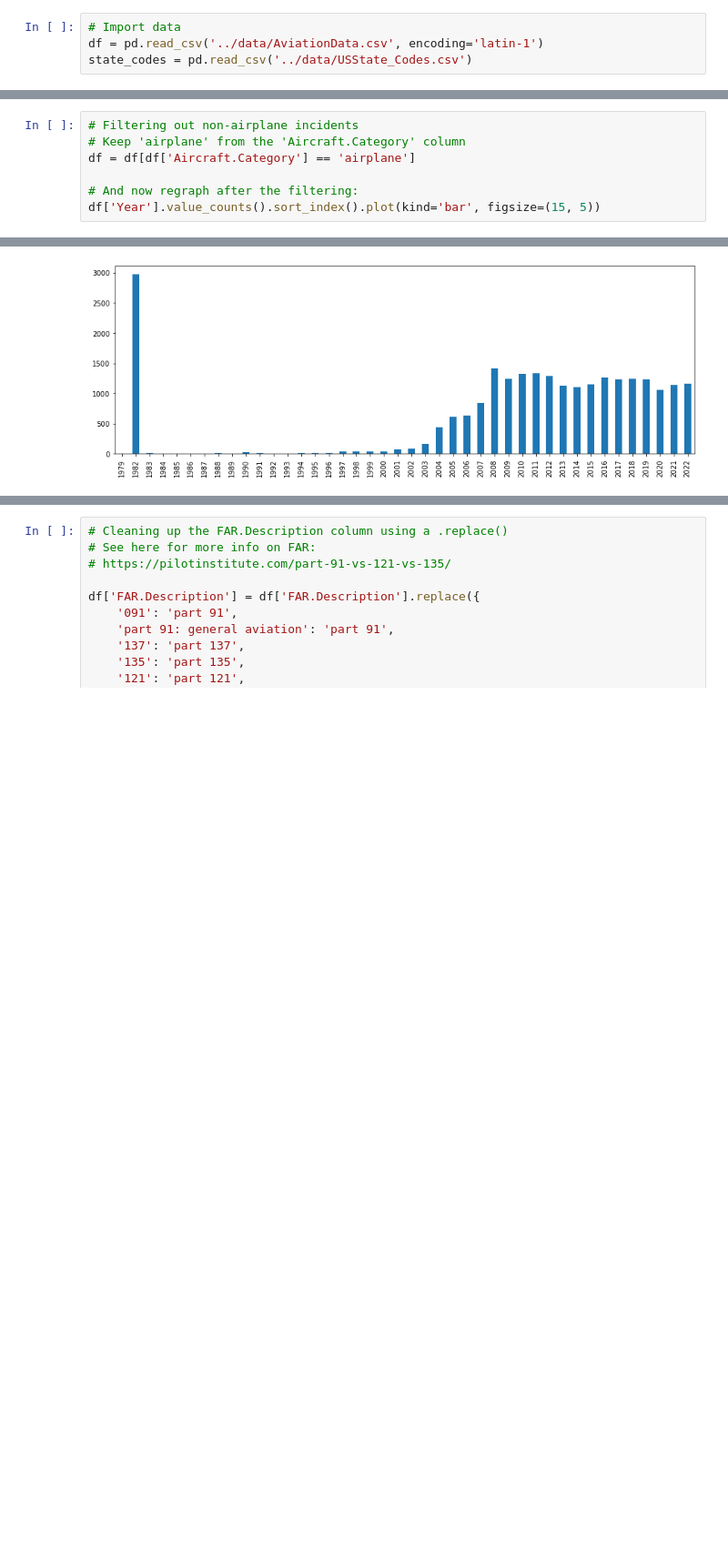
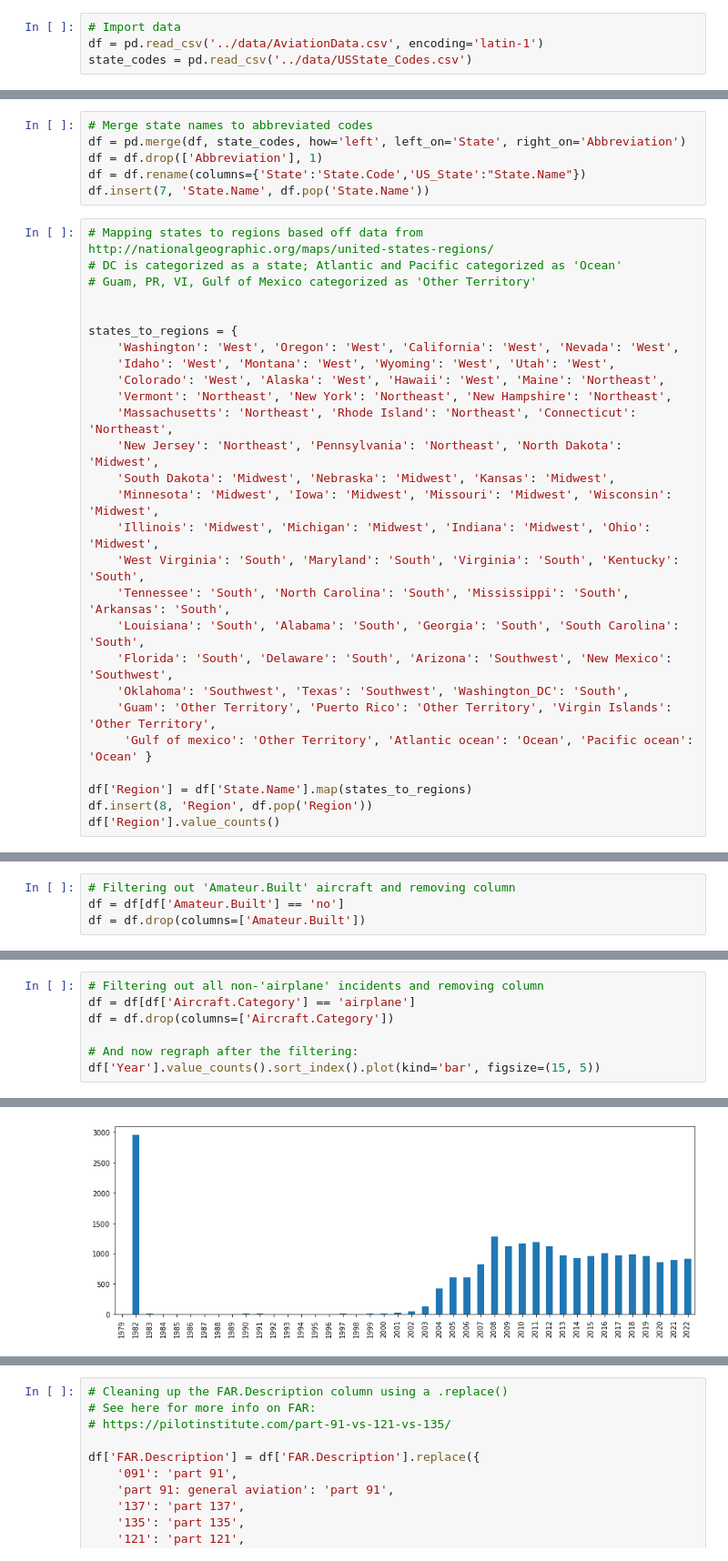
Before and after one commit to natehiatt/aviation_project, a Jupyter notebook: notebooks/data_cleaning.ipynb, the cells around one changed output, grey strips where cells are left out. Shown: that part at 91% size. Drawn from its saved outputs; the diff is of its cells as text; blank space fills up the shorter version.

Commit message:
updated region data and reorganized for clarity; removed draft notebook

```diff
--- a/notebooks/data_cleaning.ipynb
+++ b/notebooks/data_cleaning.ipynb
@@ -41,0 +66,33 @@ memory usage: 20.2+ MB
+# %%
+# Merge state names to abbreviated codes
+df = pd.merge(df, state_codes, how='left', left_on='State', right_on='Abbreviation')
+df = df.drop(['Abbreviation'], 1)
+df = df.rename(columns={'State':'State.Code','US_State':"State.Name"})
+df.insert(7, 'State.Name', df.pop('State.Name'))
+# %%
+# Mapping states to regions based off data from http://nationalgeographic.org/maps/united-states-regions/
+# DC is categorized as a state; Atlantic and Pacific categorized as 'Ocean'
+# Guam, PR, VI, Gulf of Mexico categorized as 'Other Territory'
+
+
+states_to_regions = {
+    'Washington': 'West', 'Oregon': 'West', 'California': 'West', 'Nevada': 'West',
+    'Idaho': 'West', 'Montana': 'West', 'Wyoming': 'West', 'Utah': 'West',
+    'Colorado': 'West', 'Alaska': 'West', 'Hawaii': 'West', 'Maine': 'Northeast',
+    'Vermont': 'Northeast', 'New York': 'Northeast', 'New Hampshire': 'Northeast',
+    'Massachusetts': 'Northeast', 'Rhode Island': 'Northeast', 'Connecticut': 'Northeast',
+    'New Jersey': 'Northeast', 'Pennsylvania': 'Northeast', 'North Dakota': 'Midwest',
+    'South Dakota': 'Midwest', 'Nebraska': 'Midwest', 'Kansas': 'Midwest',
+    'Minnesota': 'Midwest', 'Iowa': 'Midwest', 'Missouri': 'Midwest', 'Wisconsin': 'Midwest',
+    'Illinois': 'Midwest', 'Michigan': 'Midwest', 'Indiana': 'Midwest', 'Ohio': 'Midwest',
+    'West Virginia': 'South', 'Maryland': 'South', 'Virginia': 'South', 'Kentucky': 'South',
+    'Tennessee': 'South', 'North Carolina': 'South', 'Mississippi': 'South', 'Arkansas': 'South',
+    'Louisiana': 'South', 'Alabama': 'South', 'Georgia': 'South', 'South Carolina': 'South',
+    'Florida': 'South', 'Delaware': 'South', 'Arizona': 'Southwest', 'New Mexico': 'Southwest',
+    'Oklahoma': 'Southwest', 'Texas': 'Southwest', 'Washington_DC': 'South',
+    'Guam': 'Other Territory', 'Puerto Rico': 'Other Territory', 'Virgin Islands': 'Other Territory',
+     'Gulf of mexico': 'Other Territory', 'Atlantic ocean': 'Ocean', 'Pacific ocean': 'Ocean' }
+
+df['Region'] = df['State.Name'].map(states_to_regions)
+df.insert(8, 'Region', df.pop('Region'))
+df['Region'].value_counts()
@@ -42,3 +110,7 @@ memory usage: 20.2+ MB
+# %%
+# Filtering out 'Amateur.Built' aircraft and removing column
+df = df[df['Amateur.Built'] == 'no']
+df = df.drop(columns=['Amateur.Built'])
 # %%
 # One interesting thing to note here is the difference in the number of entries per year
 # Here it is *before* we filter out non-airplane incidents
@@ -58,10 +130,10 @@ df_notplanes['Year'].value_counts().sort_index().plot(kind='bar', figsize=(15, 5
 # %%
-# Filtering out non-airplane incidents
-# Keep 'airplane' from the 'Aircraft.Category' column
+# Filtering out all non-'airplane' incidents and removing column
 df = df[df['Aircraft.Category'] == 'airplane']
+df = df.drop(columns=['Aircraft.Category'])
 
 # And now regraph after the filtering:
 df['Year'].value_counts().sort_index().plot(kind='bar', figsize=(15, 5))
 # %% [output]
 <AxesSubplot:>
-[figure, old version]
+[figure, new version]
```
Also changed, not shown: parts of 26 cells of this notebook, 1 other file.
